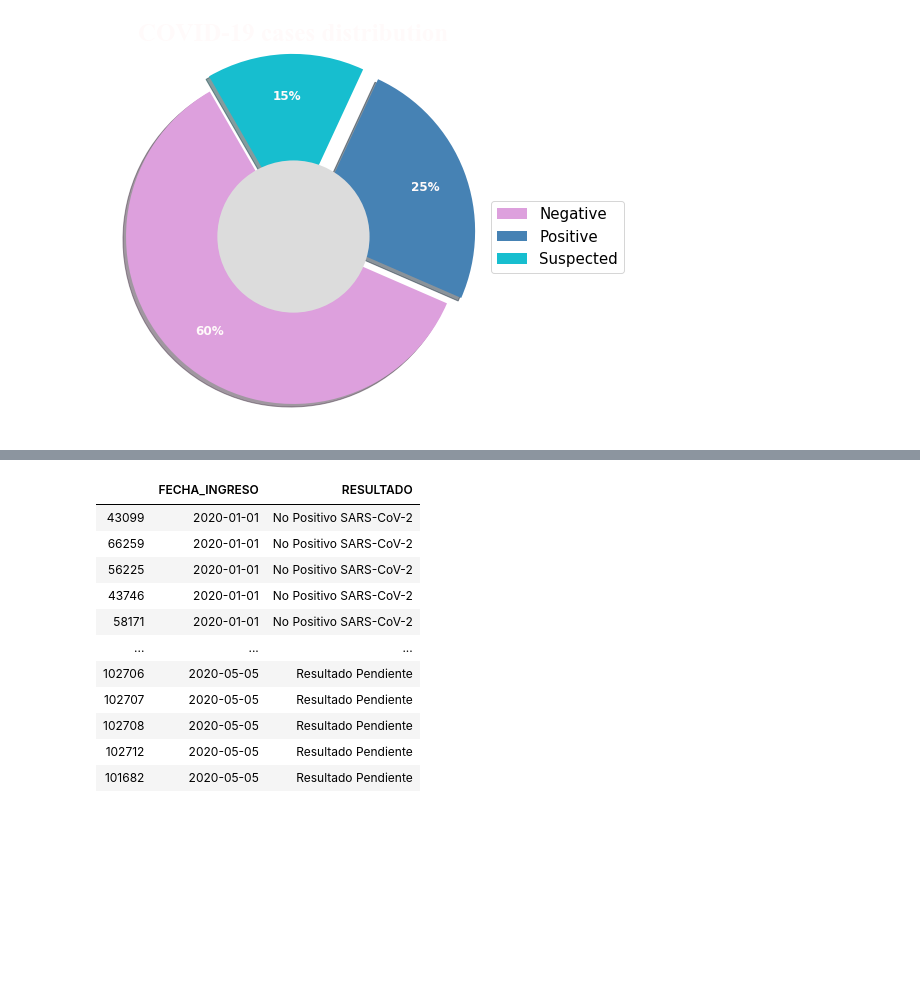
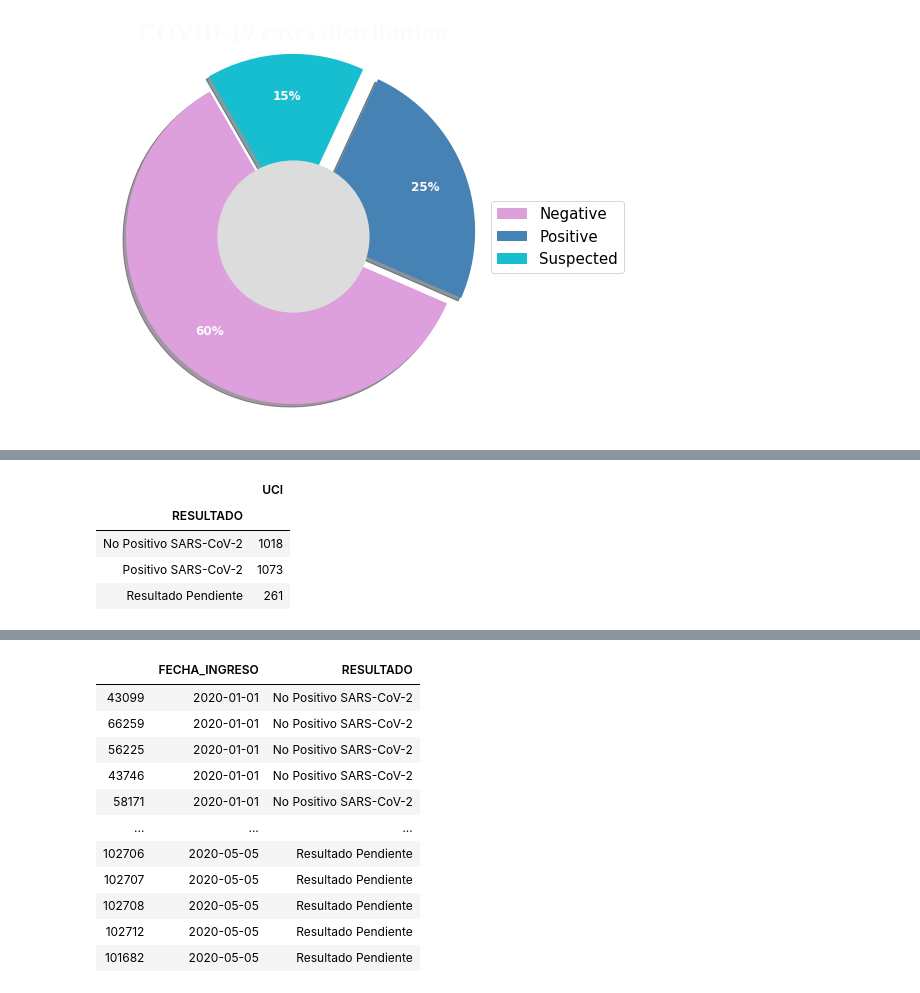
Before and after one commit to millennial-web/team-project-1-covid19-mx, a Jupyter notebook: MX COVID-19 - Odin.ipynb, the cells around one changed output, grey strips where cells are left out. Cells and saved outputs as stored; diff of their text form; code cells hidden in the pictures; blank space fills up the shorter version.

```diff
--- a/MX COVID-19 - Odin.ipynb
+++ b/MX COVID-19 - Odin.ipynb
@@ -593,0 +565,13 @@ plt.show()
+# %%
+# Set a new dataframe with cases results for ICU
+covid_UCI_cases_df = covid_mx_clean_df[['RESULTADO','UCI']]
+covid_UCI_cases_df =  covid_UCI_cases_df[covid_UCI_cases_df['UCI']=='Si ']
+covid_UCI_cases_df = covid_UCI_cases_df.groupby(covid_mx_clean_df['RESULTADO']).count()
+del covid_UCI_cases_df['RESULTADO']
+covid_UCI_cases_df
+# %% [output]
+|  | UCI |
+| RESULTADO |  |
+| No Positivo SARS-CoV-2 | 1018 |
+| Positivo SARS-CoV-2 | 1073 |
+| Resultado Pendiente | 261 |
```
Also changed, not shown: parts of 17 cells of this notebook, 2 other files.
